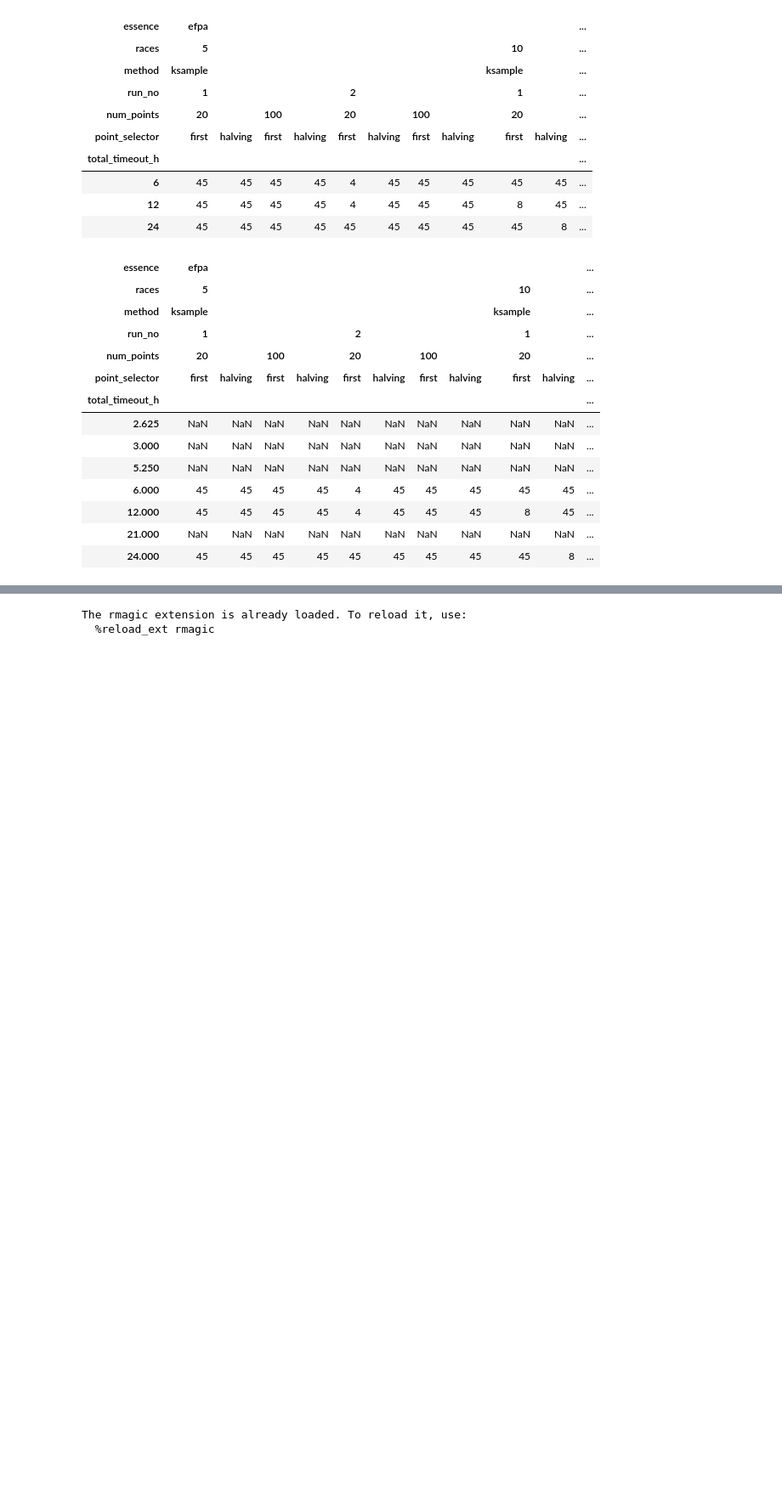
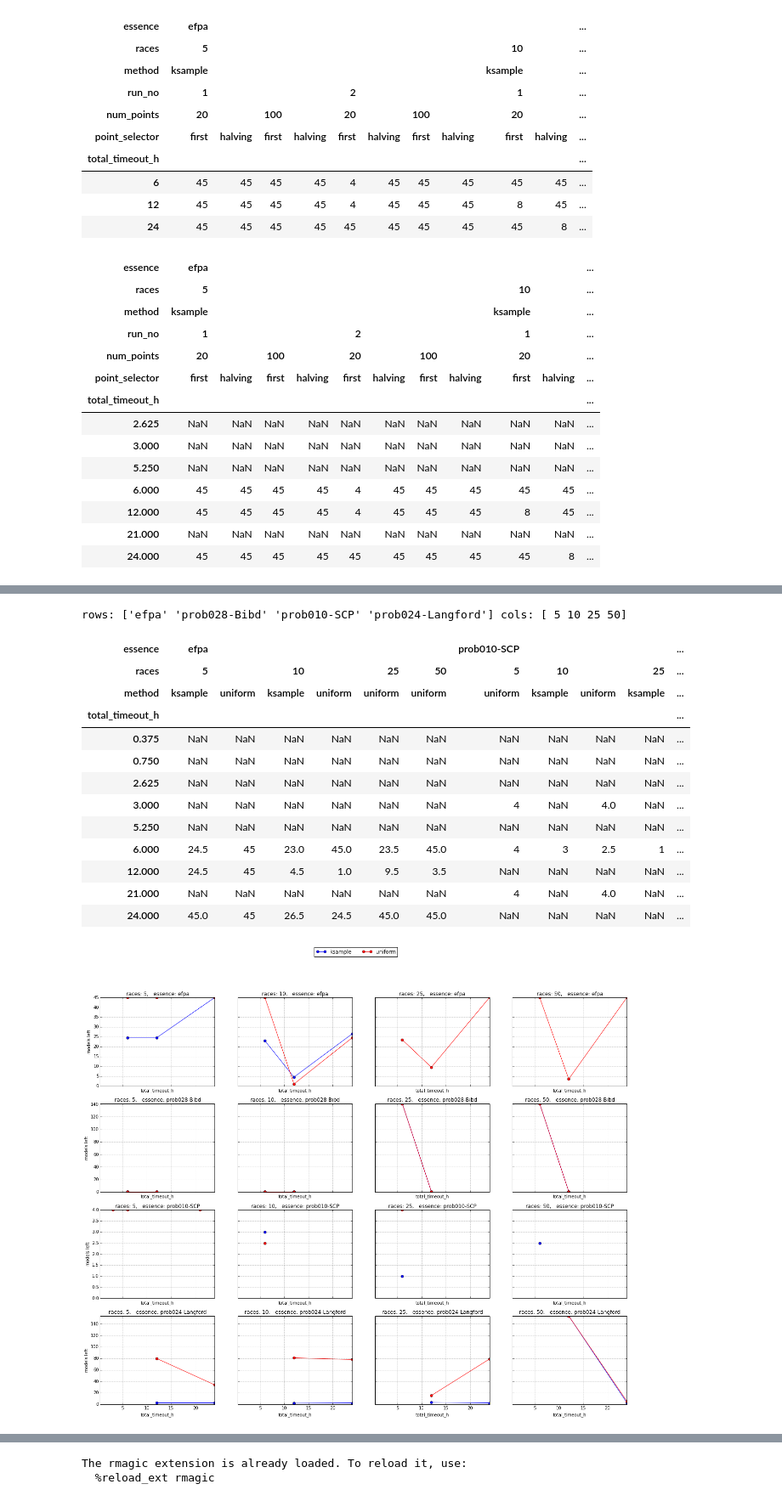
Before and after one commit to Bilalh/Gen, a Jupyter notebook: scripts/parse_results/useful.ipynb, the cells around one changed output, grey strips where cells are left out. Shown at 85% size. Cells and saved outputs as stored; diff of their text form; code cells hidden in the pictures; blank space fills up the shorter version.

```diff
--- a/scripts/parse_results/useful.ipynb
+++ b/scripts/parse_results/useful.ipynb
@@ -294,0 +308,44 @@ ksample
+# %%
+def fields_for_plot(*frames):
+    fs = [ f[[ 'essence', 'races', 'method', 'total_timeout_h', 'num_models', 'resulting_models_filled' ]] for f in frames  ]
+    res = fs[0]
+    print(len(res))
+#     for f in fs[1:]:
+#         res.append(f)
+    res.app
+    print(len(res))
+    return res
+
+joined = ksample[[ 'essence', 'races', 'method', 'total_timeout_h', 'num_models', 'resulting_models_filled'  ]]
+
+# plot_grid(our = joined,
+#           cols_names=['essence','races','method'],
+#           use_discriminating=False,
+#           legend=False
+#          )
+a = df[[ 'essence', 'races', 'method', 'total_timeout_h', 'num_models', 'resulting_models_filled'  ]][ df['method'] == 'uniform' ]
+
+# a=fields_for_plot(ksample,  df[ df['method'] == 'uniform' ])
+b=joined.append(a)
+
+plot_grid(our = b,
+          cols_names=['essence','races','method'],
+          use_discriminating=False,
+          legend=False
+         )
+# %% [output]
+rows: ['efpa' 'prob028-Bibd' 'prob010-SCP' 'prob024-Langford'] cols: [ 5 10 25 50]
+| essence | efpa |  |  |  |  |  | prob010-SCP |  |  |  | ... |
+| races | 5 |  | 10 |  | 25 | 50 | 5 | 10 |  | 25 | ... |
+| method | ksample | uniform | ksample | uniform | uniform | uniform | uniform | ksample | uniform | ksample | ... |
+| total_timeout_h |  |  |  |  |  |  |  |  |  |  | ... |
+| 0.375 | NaN | NaN | NaN | NaN | NaN | NaN | NaN | NaN | NaN | NaN | ... |
+| 0.750 | NaN | NaN | NaN | NaN | NaN | NaN | NaN | NaN | NaN | NaN | ... |
+| 2.625 | NaN | NaN | NaN | NaN | NaN | NaN | NaN | NaN | NaN | NaN | ... |
+| 3.000 | NaN | NaN | NaN | NaN | NaN | NaN | 4 | NaN | 4.0 | NaN | ... |
+| 5.250 | NaN | NaN | NaN | NaN | NaN | NaN | NaN | NaN | NaN | NaN | ... |
+| 6.000 | 24.5 | 45 | 23.0 | 45.0 | 23.5 | 45.0 | 4 | 3 | 2.5 | 1 | ... |
+| 12.000 | 24.5 | 45 | 4.5 | 1.0 | 9.5 | 3.5 | NaN | NaN | NaN | NaN | ... |
+| 21.000 | NaN | NaN | NaN | NaN | NaN | NaN | 4 | NaN | 4.0 | NaN | ... |
+| 24.000 | 45.0 | 45 | 26.5 | 24.5 | 45.0 | 45.0 | NaN | NaN | NaN | NaN | ... |
+[figure, added]
```
Also changed, not shown: parts of 6 cells of this notebook, 1 other file.
